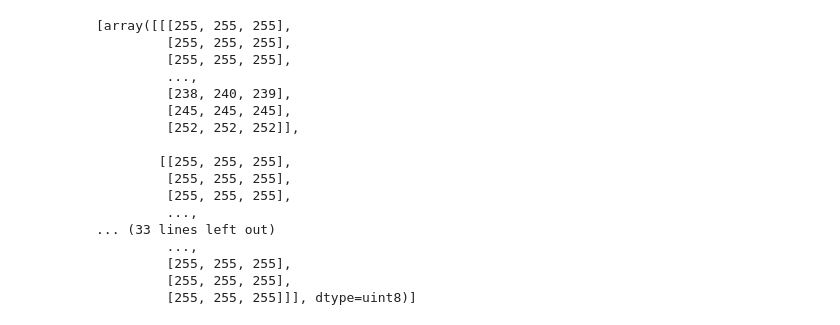
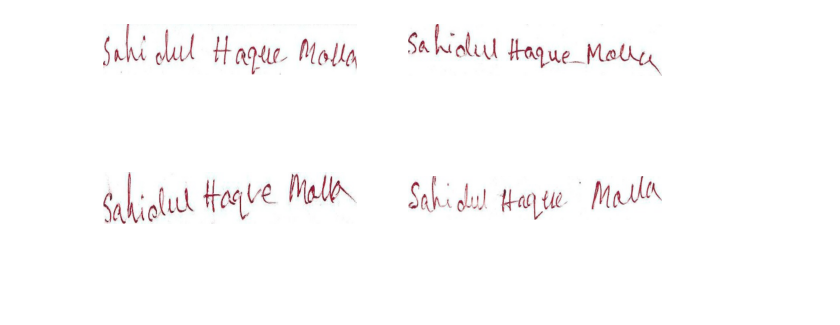
Before and after one commit to RamizSarfaraj/forged_signature_detection, a Jupyter notebook: src/walking.ipynb, the cells around one changed output. Cells and saved outputs as stored; diff of their text form; code cells hidden in the pictures; blank space fills up the shorter version.

```diff
--- a/src/walking.ipynb
+++ b/src/walking.ipynb
@@ -40,23 +40,6 @@ def show_image(imageList, i=0, num_rows=2, num_cols=2, axis_off=True, figsize=(1
         i+=1
 # %%
 Eng_images = image_loader(Englist_Images)
+show_image(Eng_images, i=34, axis_off=True)
+# %% [output]
+[figure, added]
-# %%
-Eng_images[:1]
-# %% [output]
-[array([[[255, 255, 255],
-         [255, 255, 255],
-         [255, 255, 255],
-         ...,
-         [238, 240, 239],
-         [245, 245, 245],
-         [252, 252, 252]],
-
-        [[255, 255, 255],
-         [255, 255, 255],
-         [255, 255, 255],
-         ...,
-... (33 lines left out)
-         ...,
-         [255, 255, 255],
-         [255, 255, 255],
-         [255, 255, 255]]], dtype=uint8)]
```
